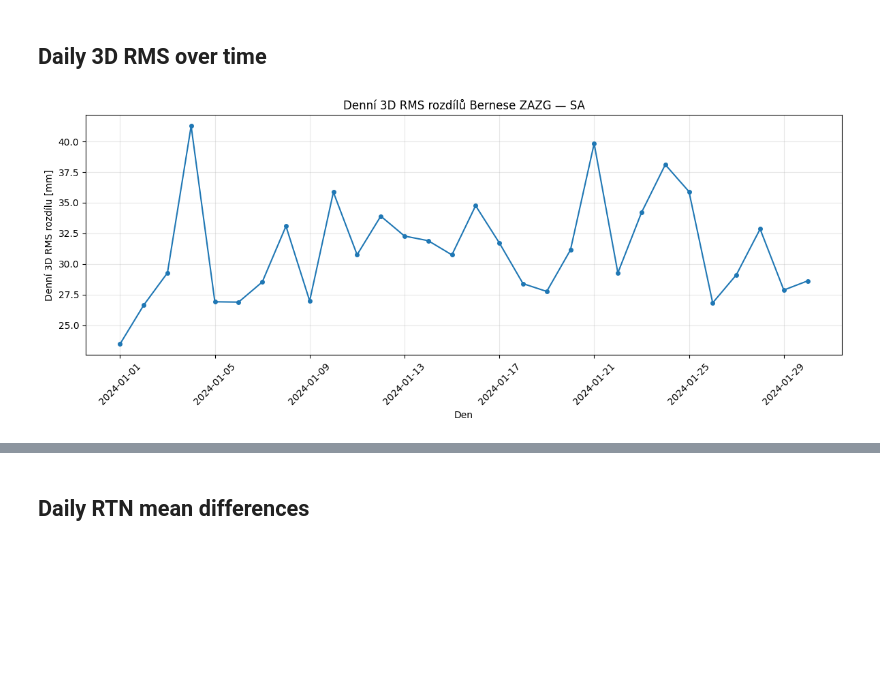
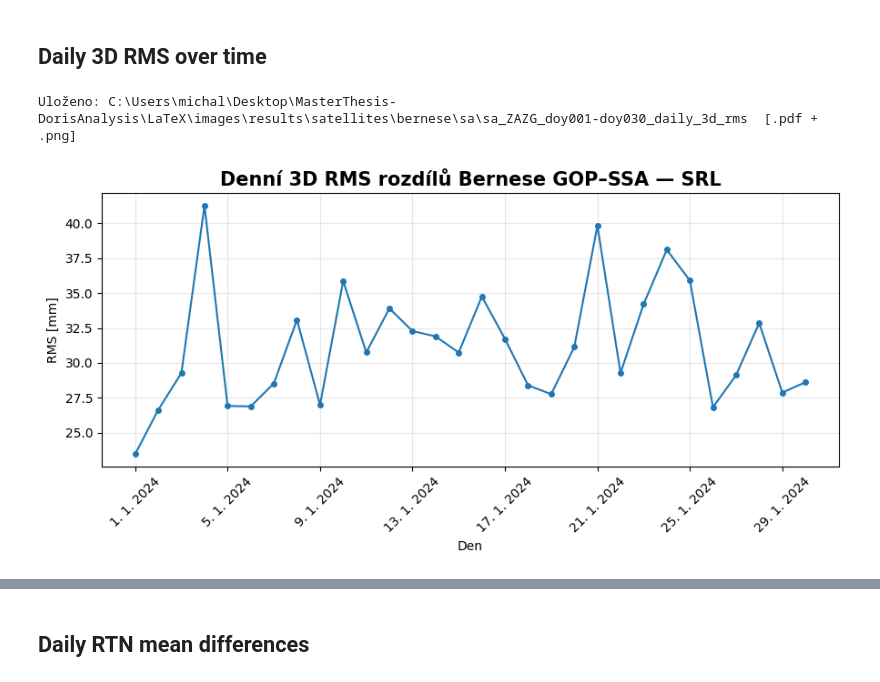
Before and after one commit to kovarmi9/MasterThesis-DorisAnalysis, a Jupyter notebook: notebooks/satellites/compare_orbit_solutions_bernese.ipynb, the cells around one changed output, grey strips where cells are left out. Cells and saved outputs as stored; diff of their text form; code cells hidden in the pictures; blank space fills up the shorter version.

```diff
--- a/notebooks/satellites/compare_orbit_solutions_bernese.ipynb
+++ b/notebooks/satellites/compare_orbit_solutions_bernese.ipynb
@@ -165,6 +164,7 @@ if SUM_PATH.parent.exists() and SUM_PATH.parent.resolve() != DOWNLOAD_DIR.resolv
         local_dir=DOWNLOAD_DIR,
         filename_pattern=_out_glob,
         overwrite=False,
+        decompress=False,
     )
     print(f"SUM folder: copied {r.count_copied}, skipped {r.count_skipped_existing}")
 
@@ -176,6 +176,7 @@ if _FALLBACK_DIR and Path(_FALLBACK_DIR).exists():
         local_dir=DOWNLOAD_DIR,
         filename_pattern=_out_glob,
         overwrite=False,
+        decompress=False,
     )
     print(f"Fallback folder: copied {r.count_copied}, skipped {r.count_skipped_existing}")
 # %% [output]
@@ -833,25 +837,28 @@ plt.show()
 # %% [markdown]
 ## Daily 3D RMS over time
 # %%
-fig, ax = plt.subplots(figsize=(12, 5))
+fig, ax = plt.subplots(figsize=(9, 4.5))
 
 ax.plot(plot_df["day"], plot_df["3D_rms"] * 1000, "o-", linewidth=1.5, markersize=4)
 
 ax.set_xlabel("Den")
-ax.set_ylabel("Denní 3D RMS rozdílu [mm]")
-ax.set_title(f"Denní 3D RMS rozdílů Bernese {SOLUTION} — {SAT}")
+ax.set_ylabel("RMS [mm]")
+ax.set_title(f"Denní 3D RMS rozdílů Bernese {_sol_display} — {_sat_display}", fontsize=15, fontweight="bold")
 ax.grid(True, alpha=0.3)
 
 _pd = plot_df["day"].tolist()
 _pd_start = min(_pd).timetuple().tm_yday
 _pd_end   = max(_pd).timetuple().tm_yday
 _pd_str   = f"doy{_pd_start:03d}" if _pd_start == _pd_end else f"doy{_pd_start:03d}-doy{_pd_end:03d}"
 
+ax.xaxis.set_major_formatter(mdates.DateFormatter("%#d. %#m. %Y"))
 plt.xticks(rotation=45)
 plt.tight_layout()
 _stem = FIGURES_DIR / f"{_sat_label}_{_sol_label}_{_pd_str}_daily_3d_rms"
 fig.savefig(_stem.with_suffix(".pdf"), bbox_inches="tight")
 fig.savefig(_stem.with_suffix(".png"), bbox_inches="tight", dpi=150)
+print(f"Uloženo: {_stem}  [.pdf + .png]")
 plt.show()
 # %% [output]
+Uloženo: C:\Users\michal\Desktop\MasterThesis-DorisAnalysis\LaTeX\images\results\satellites\bernese\sa\sa_ZAZG_doy001-doy030_daily_3d_rms  [.pdf + .png]
-[figure, old version]
+[figure, new version]
```
Also changed, not shown: parts of 21 cells of this notebook, 58 other files.
